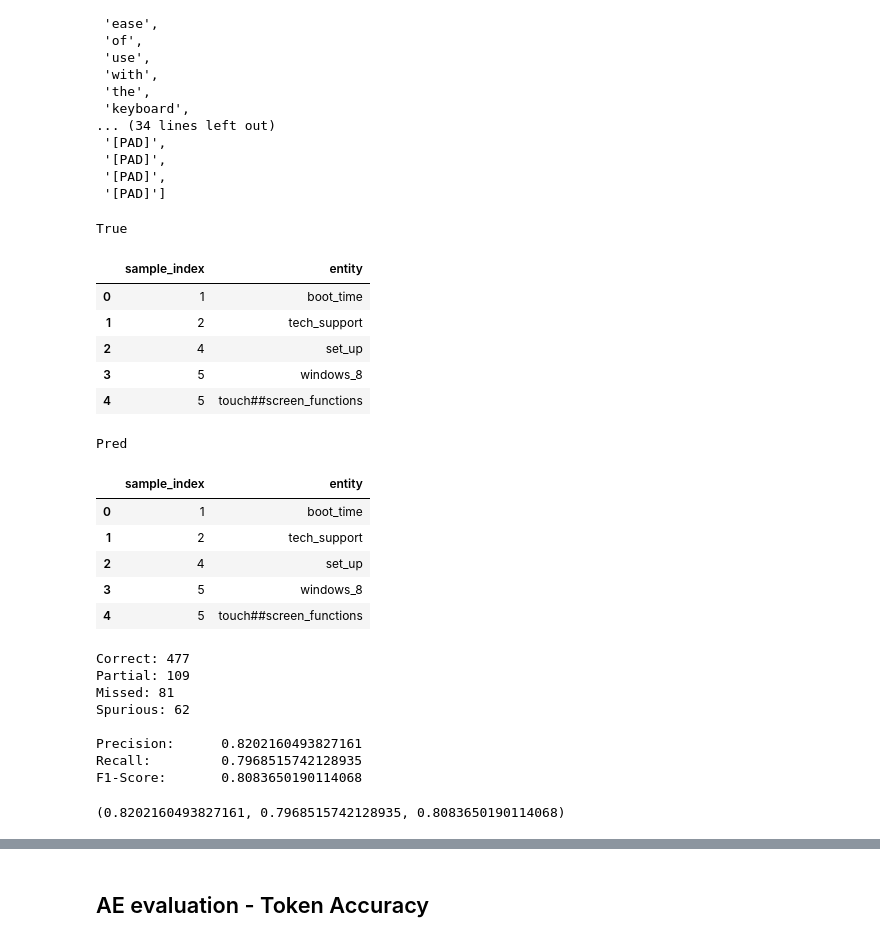
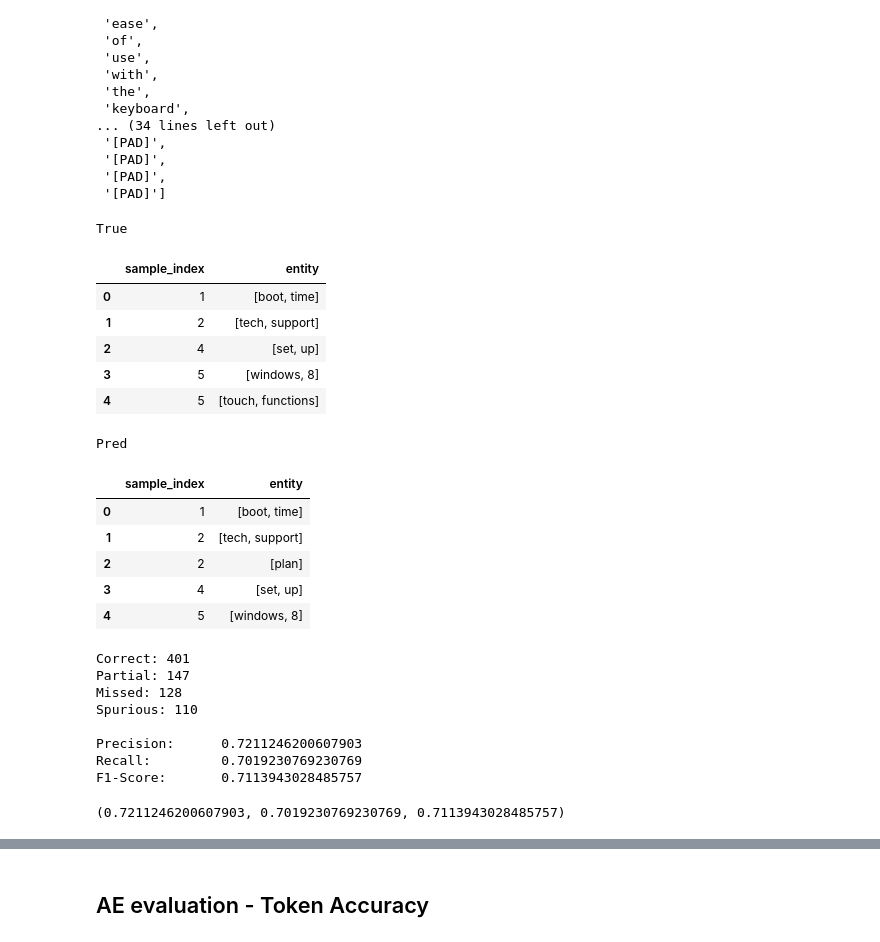
Before and after one commit to janehung04/w266-final, a Jupyter notebook: src/run-model.ipynb, the cells around one changed output, grey strips where cells are left out. Saved outputs shown, nothing was run; the diff lists cells and outputs as text; code cells hidden in the pictures.

```diff
--- a/src/run-model.ipynb
+++ b/src/run-model.ipynb
@@ -1831,30 +1854,30 @@ format_sent[326]
  '[PAD]']
 # %%
 # bert - 1000
-get_ae_eval(format_sent,format_label,format_result,bert=True,verbose=False)
+get_ae_eval(format_sent,format_label,format_result,bert=False,verbose=False)
 # %% [output]
 True
 |  | sample_index | entity |
-| 0 | 1 | boot_time |
-| 1 | 2 | tech_support |
-| 2 | 4 | set_up |
-| 3 | 5 | windows_8 |
-| 4 | 5 | touch##screen_functions |
+| 0 | 1 | [boot, time] |
+| 1 | 2 | [tech, support] |
+| 2 | 4 | [set, up] |
+| 3 | 5 | [windows, 8] |
+| 4 | 5 | [touch, functions] |
 Pred
 |  | sample_index | entity |
-| 0 | 1 | boot_time |
-| 1 | 2 | tech_support |
-| 2 | 4 | set_up |
-| 3 | 5 | windows_8 |
-| 4 | 5 | touch##screen_functions |
+| 0 | 1 | [boot, time] |
+| 1 | 2 | [tech, support] |
+| 2 | 2 | [plan] |
+| 3 | 4 | [set, up] |
+| 4 | 5 | [windows, 8] |
-Correct: 477
-Partial: 109
-Missed: 81
-Spurious: 62
+Correct: 401
+Partial: 147
+Missed: 128
+Spurious: 110
 
-Precision:      0.8202160493827161
-Recall:         0.7968515742128935
-F1-Score:       0.8083650190114068
+Precision:      0.7211246200607903
+Recall:         0.7019230769230769
+F1-Score:       0.7113943028485757
-(0.8202160493827161, 0.7968515742128935, 0.8083650190114068)
+(0.7211246200607903, 0.7019230769230769, 0.7113943028485757)
 # %%
 # bert - 100
```
Also changed, not shown: parts of 34 cells of this notebook.
